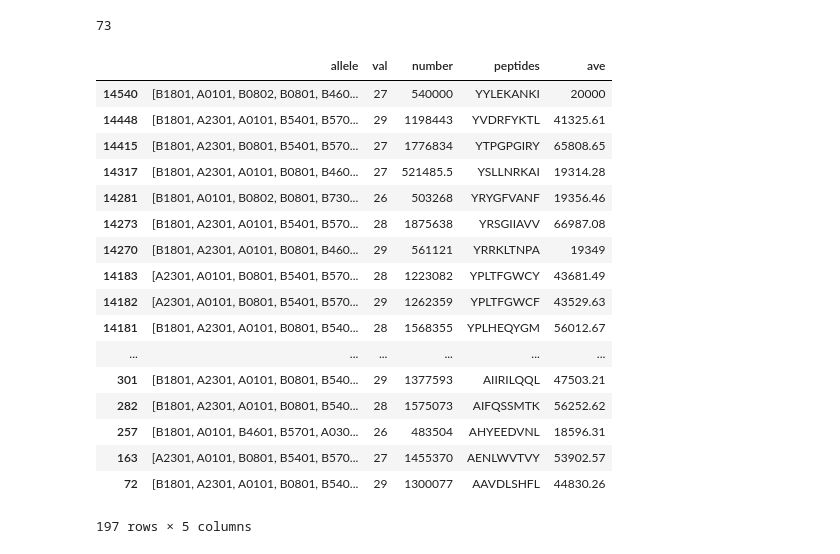
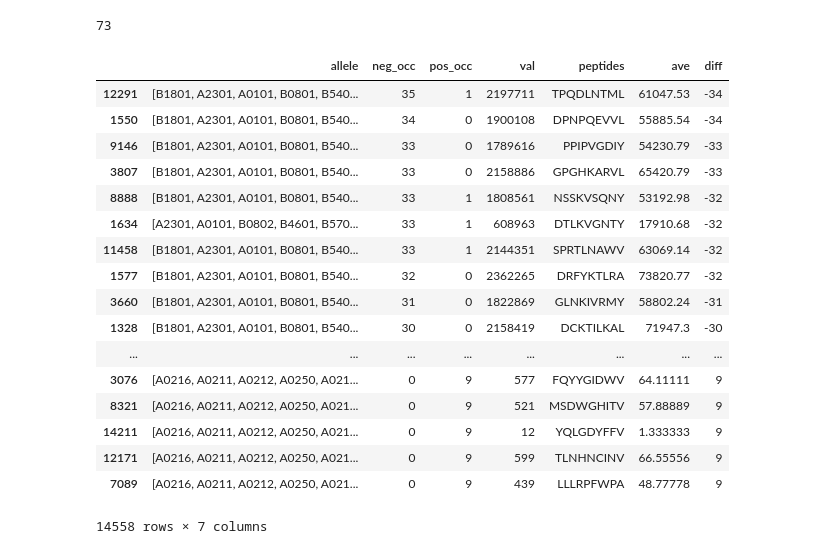
Before and after one commit to NanditaDamaraju/pan_allele, a Jupyter notebook: pan_allele/Untitled.ipynb, the cells around one changed output. Cells and saved outputs as stored; diff of their text form; code cells hidden in the pictures.

```diff
--- a/pan_allele/Untitled.ipynb
+++ b/pan_allele/Untitled.ipynb
@@ -14,40 +14,46 @@ for allele in allele_groups.keys():
     for idx, peptide in enumerate(allele_groups[allele][1]):
         try:
             pep_dict[peptide]['val']
-            if(allele_groups[allele][2][idx] > 500):
-                pep_dict[peptide]['val'] += allele_groups[allele][2][idx]
-                pep_dict[peptide]['occ'] += 1
-                pep_dict[peptide]['allele'].append(allele)
+            if(allele_groups[allele][2][idx] >= 500):
+                pep_dict[peptide]['neg_occ'] += 1
+            elif(allele_groups[allele][2][idx] < 500):
+                pep_dict[peptide]['pos_occ'] += 1
+            pep_dict[peptide]['val'] += allele_groups[allele][2][idx]
+            pep_dict[peptide]['allele'].append(allele)
         except:
-            if(allele_groups[allele][2][idx] > 500):
-                pep_dict[peptide]['val'] = allele_groups[allele][2][idx]
-                pep_dict[peptide]['occ'] = 1
-                pep_dict[peptide]['allele'] = [allele]
+            if(allele_groups[allele][2][idx] >= 500):
+                pep_dict[peptide]['neg_occ'] = 1
+                pep_dict[peptide]['pos_occ'] = 0
+            elif(allele_groups[allele][2][idx] < 500):
+                pep_dict[peptide]['pos_occ'] = 1
+                pep_dict[peptide]['neg_occ'] = 0
+            pep_dict[peptide]['val'] = allele_groups[allele][2][idx]
+            pep_dict[peptide]['allele'] = [allele]
 # %%
 df = pd.DataFrame(pep_dict)
 # %%
-df1 = pd.DataFrame(df.values.T, columns = ('allele', 'val', 'number'))
+df1 = pd.DataFrame(df.values.T, columns = ('allele', 'neg_occ', 'pos_occ', 'val'))
 df1['peptides'] = df.columns
-df1['ave'] = df1.number/df1.val
-df1.sort('val',ascending=False)
-df1[df1.val>25].sort('peptides',ascending=False)
+df1['ave'] = df1.val/(df1.pos_occ+df1.neg_occ)
+df1['diff'] = df1.pos_occ - df1.neg_occ
+df1.sort('diff')
 # %% [output]
-|  | allele | val | number | peptides | ave |
-| 14540 | [B1801, A0101, B0802, B0801, B460... | 27 | 540000 | YYLEKANKI | 20000 |
-| 14448 | [B1801, A2301, A0101, B5401, B570... | 29 | 1198443 | YVDRFYKTL | 41325.61 |
-| 14415 | [B1801, A2301, B0801, B5401, B570... | 27 | 1776834 | YTPGPGIRY | 65808.65 |
-| 14317 | [B1801, A2301, A0101, B0801, B460... | 27 | 521485.5 | YSLLNRKAI | 19314.28 |
-| 14281 | [B1801, A0101, B0802, B0801, B730... | 26 | 503268 | YRYGFVANF | 19356.46 |
-| 14273 | [B1801, A2301, A0101, B5401, B570... | 28 | 1875638 | YRSGIIAVV | 66987.08 |
-| 14270 | [B1801, A2301, A0101, B0801, B460... | 29 | 561121 | YRRKLTNPA | 19349 |
-| 14183 | [A2301, A0101, B0801, B5401, B570... | 28 | 1223082 | YPLTFGWCY | 43681.49 |
-| 14182 | [A2301, A0101, B0801, B5401, B570... | 29 | 1262359 | YPLTFGWCF | 43529.63 |
-| 14181 | [B1801, A2301, A0101, B0801, B540... | 28 | 1568355 | YPLHEQYGM | 56012.67 |
-| ... | ... | ... | ... | ... | ... |
-| 301 | [B1801, A2301, A0101, B0801, B540... | 29 | 1377593 | AIIRILQQL | 47503.21 |
-| 282 | [B1801, A2301, A0101, B0801, B540... | 28 | 1575073 | AIFQSSMTK | 56252.62 |
-| 257 | [B1801, A0101, B4601, B5701, A030... | 26 | 483504 | AHYEEDVNL | 18596.31 |
-| 163 | [A2301, A0101, B0801, B5401, B570... | 27 | 1455370 | AENLWVTVY | 53902.57 |
-| 72 | [B1801, A2301, A0101, B0801, B540... | 29 | 1300077 | AAVDLSHFL | 44830.26 |
+|  | allele | neg_occ | pos_occ | val | peptides | ave | diff |
+| 12291 | [B1801, A2301, A0101, B0801, B540... | 35 | 1 | 2197711 | TPQDLNTML | 61047.53 | -34 |
+| 1550 | [B1801, A2301, A0101, B0801, B540... | 34 | 0 | 1900108 | DPNPQEVVL | 55885.54 | -34 |
+| 9146 | [B1801, A2301, A0101, B0801, B540... | 33 | 0 | 1789616 | PPIPVGDIY | 54230.79 | -33 |
+| 3807 | [B1801, A2301, A0101, B0801, B540... | 33 | 0 | 2158886 | GPGHKARVL | 65420.79 | -33 |
+| 8888 | [B1801, A2301, A0101, B0801, B540... | 33 | 1 | 1808561 | NSSKVSQNY | 53192.98 | -32 |
+| 1634 | [A2301, A0101, B0802, B4601, B570... | 33 | 1 | 608963 | DTLKVGNTY | 17910.68 | -32 |
+| 11458 | [B1801, A2301, A0101, B0801, B540... | 33 | 1 | 2144351 | SPRTLNAWV | 63069.14 | -32 |
+| 1577 | [B1801, A2301, A0101, B0801, B540... | 32 | 0 | 2362265 | DRFYKTLRA | 73820.77 | -32 |
+| 3660 | [B1801, A2301, A0101, B0801, B540... | 31 | 0 | 1822869 | GLNKIVRMY | 58802.24 | -31 |
+| 1328 | [B1801, A2301, A0101, B0801, B540... | 30 | 0 | 2158419 | DCKTILKAL | 71947.3 | -30 |
+| ... | ... | ... | ... | ... | ... | ... | ... |
+| 3076 | [A0216, A0211, A0212, A0250, A021... | 0 | 9 | 577 | FQYYGIDWV | 64.11111 | 9 |
+| 8321 | [A0216, A0211, A0212, A0250, A021... | 0 | 9 | 521 | MSDWGHITV | 57.88889 | 9 |
+| 14211 | [A0216, A0211, A0212, A0250, A021... | 0 | 9 | 12 | YQLGDYFFV | 1.333333 | 9 |
+| 12171 | [A0216, A0211, A0212, A0250, A021... | 0 | 9 | 599 | TLNHNCINV | 66.55556 | 9 |
+| 7089 | [A0216, A0211, A0212, A0250, A021... | 0 | 9 | 439 | LLLRPFWPA | 48.77778 | 9 |
-197 rows × 5 columns
+14558 rows × 7 columns
 # %%
```
Also changed, not shown: parts of 1 cell of this notebook, 2 other files.
